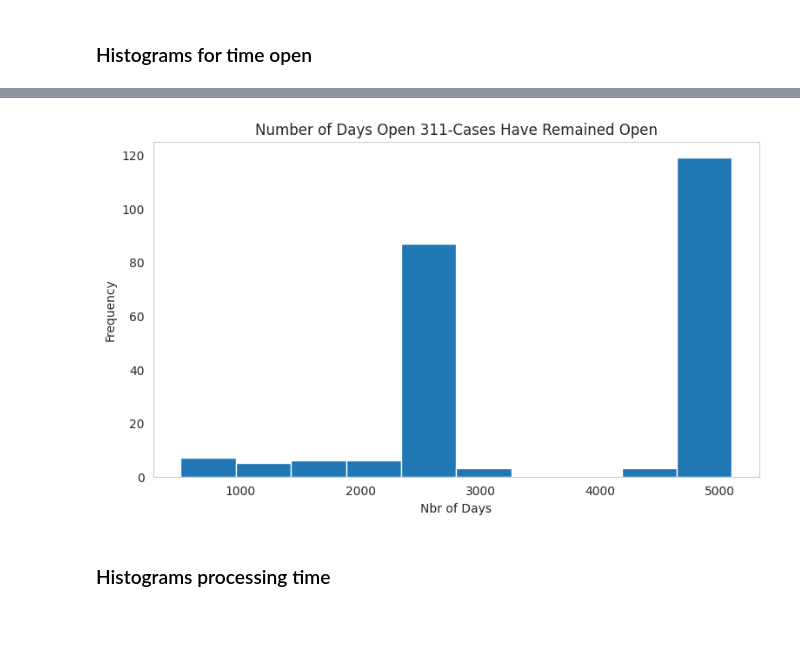
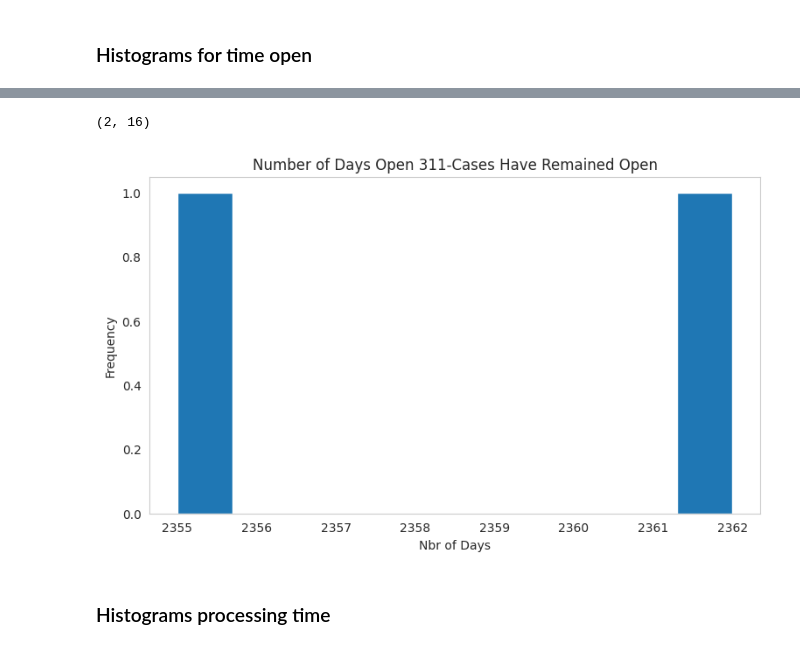
Before and after one commit to janna-in-sf/DataSF-311-Cases, a Jupyter notebook: DataSF_Project.ipynb, the cells around one changed output, grey strips where cells are left out. Saved outputs shown, nothing was run; the diff lists cells and outputs as text; code cells hidden in the pictures; blank space fills up the shorter version.

```diff
--- a/DataSF_Project.ipynb
+++ b/DataSF_Project.ipynb
@@ -135,7 +152,7 @@ CaseID
 # Note: Don't drop rows with null in 'Closed' - doing so will remove all open open cases
 
 if df.isna().sum().any():
-  keep_cols = ['Closed', 'Updated']
+  keep_cols = ['closed', 'updated']
   threshold = df.shape[0] * 0.05
 
   cols_below_threshold = df.columns[(df.isna().sum() > 0) & (df.isna().sum() <= threshold)]
@@ -378,7 +401,7 @@ df[df['Status']=='Open'].nsmallest(n=5, columns='Opened')
 ### Drop rows where 'Status Notes' contains 'Case is a Duplicate'
 # %%
 # df with 'Status_Notes' contains 'Case is a Duplicate'
-df_quick = df.query("Status_Notes.str.contains('Case is a Duplicate').values")
+df_quick = df.query("status_notes.str.contains('Case is a Duplicate').values")
 
 #if len(df_quick) > 0:
 if not df_quick.empty:
@@ -403,9 +425,9 @@ df.shape
 ###Feature Engineering
 # %%
 # Create dataframe for open 311 cases
-df_open = df[df['Status']=='Open'].copy()
+df_open = df[df['status']=='Open'].copy()
 
 # don't need these cols
-df_open = df_open.drop(columns=['Closed','Status'])
+df_open = df_open.drop(columns=['closed','status'])
 df_open.shape
 # %% [output]
@@ -425,12 +447,12 @@ df_closed.shape
 #  create col for month & year combined
 
 # for df_open (cases still open)
-df_open['days_open'] = (datetime.now() - df_open['Opened']).astype("timedelta64[D]").astype('int')
+df_open['days_open'] = (datetime.now() - df_open['opened']).astype("timedelta64[D]").astype('int')
 
 # for df_closed (cases that have been closed)
-df_closed['opened_month_year'] = df_closed['Opened'].dt.to_period('M')
-df_closed['opened_year'] = df_closed['Opened'].dt.year
-df_closed['processing_days'] = (df_closed['Closed'] - df_closed['Opened']).astype("timedelta64[D]").astype('int')
+df_closed['opened_month_year'] = df_closed['opened'].dt.to_period('M')
+df_closed['opened_year'] = df_closed['opened'].dt.year
+df_closed['processing_days'] = (df_closed['closed'] - df_closed['opened']).astype("timedelta64[D]").astype('int')
 
 # processing_days is < 1 if Closed date is earlier than Opened date, set to 1 (1 day to close)
 df_closed.loc[df_closed['processing_days'] < 1, 'processing_days'] = 1
@@ -613,18 +634,24 @@ mode      4685.00000
 Name: days_open, dtype: float64
+# %%
+df_open.shape
+# %% [output]
+(2, 16)
 # %%
 # hist to visaulize nbr of days open cases have remained open
 
 # NOTE
 # Currently need to manually change the plot range to account
 # for range cases have been open, esp. in regard to the *mean*
 
 sns.set_style("whitegrid", {'axes.grid' : False})
 plt.title('Number of Days Open 311-Cases Have Remained Open')
 plt.xlabel('Nbr of Days')
-df_open['days_open'].plot(kind='hist', range=[500,5100], figsize=(9,5))
+#df_open['days_open'].plot(kind='hist', range=[500,5100], figsize=(9,5))
+df_open['days_open'].plot(kind='hist', figsize=(9,5))
 plt.show()
+# Note for 2500 rows, there are only 2 values for days_open
 # %% [output]
-[figure, old version]
+[figure, new version]
 # %% [markdown]
 ### Histograms processing time
 # %%
```
Also changed, not shown: parts of 47 cells of this notebook.
